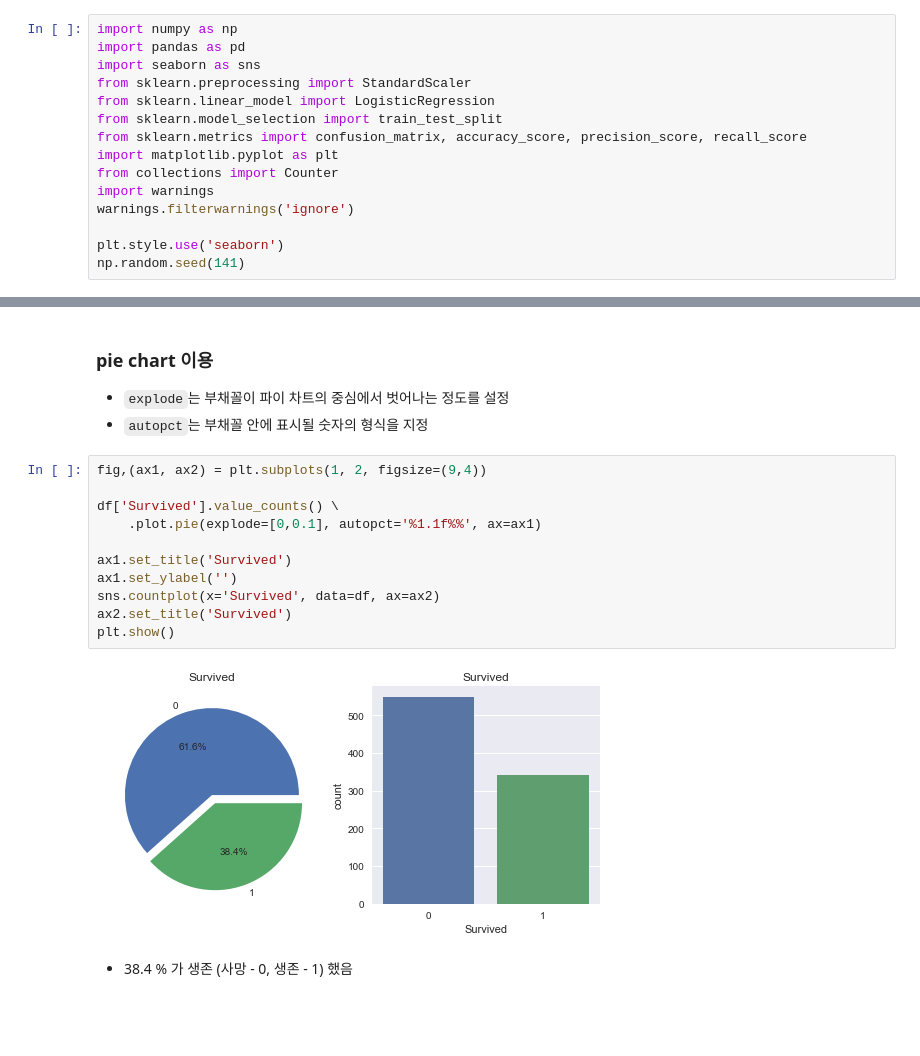
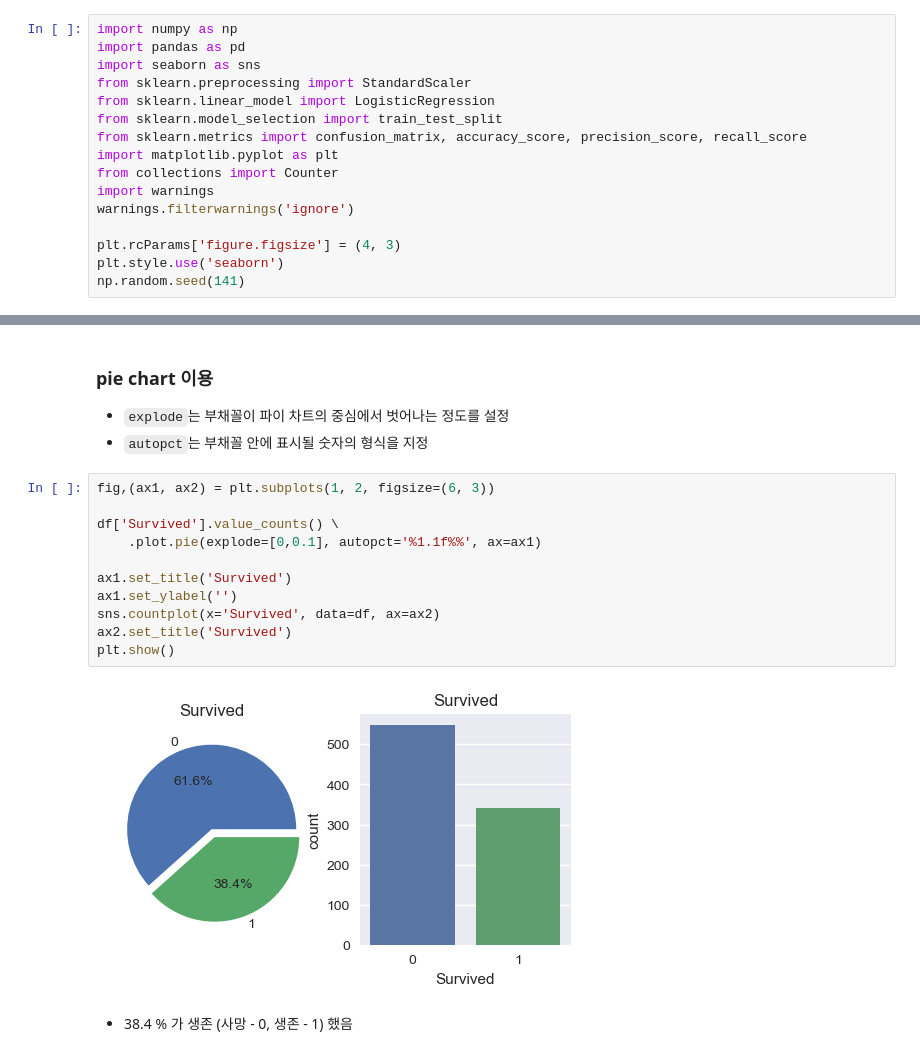
Before and after one commit to ironmanciti/EDA_Feature_Engineering, a Jupyter notebook: 080. Feature Engineering - Titanic.ipynb, the cells around one changed output, grey strips where cells are left out. Drawn from its saved outputs; the diff is of its cells as text; blank space fills up the shorter version.

```diff
--- a/080. Feature Engineering - Titanic.ipynb
+++ b/080. Feature Engineering - Titanic.ipynb
@@ -29,6 +29,7 @@ from collections import Counter
 import warnings
 warnings.filterwarnings('ignore')
 
+plt.rcParams['figure.figsize'] = (4, 3)
 plt.style.use('seaborn')
 np.random.seed(141)
 # %% [markdown]
@@ -108,18 +109,18 @@ Age 가 결측치 많으므로 채워줄 필요 있음. Cabin에 결측치가
 - `explode`는 부채꼴이 파이 차트의 중심에서 벗어나는 정도를 설정
 - `autopct`는 부채꼴 안에 표시될 숫자의 형식을 지정
 # %%
-fig,(ax1, ax2) = plt.subplots(1, 2, figsize=(9,4))
+fig,(ax1, ax2) = plt.subplots(1, 2, figsize=(6, 3))
 
 df['Survived'].value_counts() \
     .plot.pie(explode=[0,0.1], autopct='%1.1f%%', ax=ax1)
 
 ax1.set_title('Survived')
 ax1.set_ylabel('')
 sns.countplot(x='Survived', data=df, ax=ax2)
 ax2.set_title('Survived')
 plt.show()
 # %% [output]
-[figure, old version]
+[figure, new version]
 # %% [markdown]
 - 38.4 % 가 생존 (사망 - 0, 생존 - 1) 했음
 # %% [markdown]
```
Also changed, not shown: parts of 10 cells of this notebook, 20 other files.
